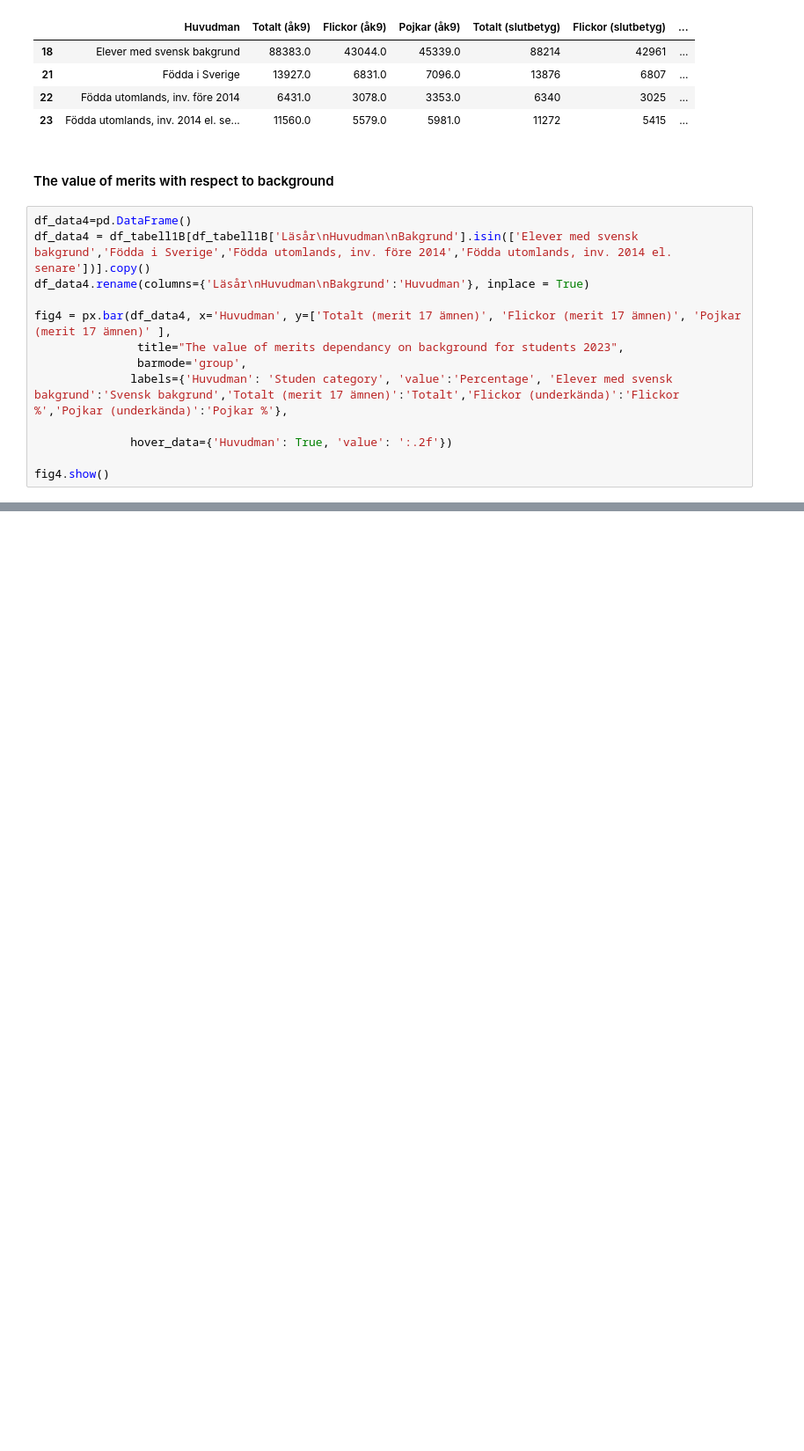
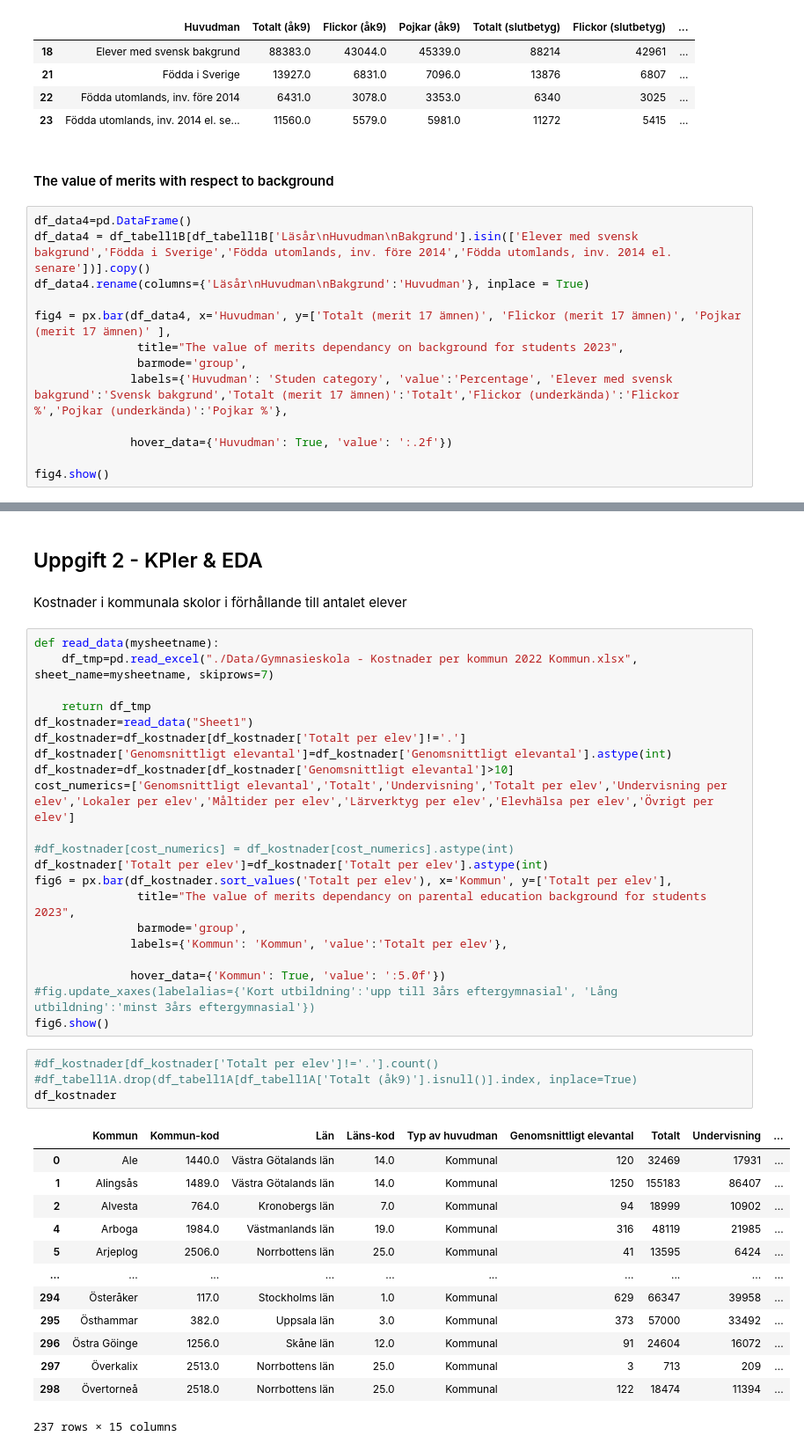
Before and after one commit to danlundh67/PISA-data-processing, a Jupyter notebook: pisa.ipynb, the cells around one changed output, grey strips where cells are left out. Shown at 88% size. Cells and saved outputs as stored; diff of their text form; blank space fills up the shorter version.

```diff
--- a/pisa.ipynb
+++ b/pisa.ipynb
@@ -342 +354,44 @@ fig5.update_xaxes(labelalias={'Kort utbildning':'Mindre än 3års eftergymnasial
 fig5.show()
+# %% [markdown]
+## Uppgift 2 - KPIer & EDA
+# %% [markdown]
+Kostnader i kommunala skolor i förhållande till antalet elever
+# %%
+def read_data(mysheetname):
+    df_tmp=pd.read_excel("./Data/Gymnasieskola - Kostnader per kommun 2022 Kommun.xlsx", sheet_name=mysheetname, skiprows=7)
+
+    return df_tmp
+df_kostnader=read_data("Sheet1")
+df_kostnader=df_kostnader[df_kostnader['Totalt per elev']!='.']
+df_kostnader['Genomsnittligt elevantal']=df_kostnader['Genomsnittligt elevantal'].astype(int)
+df_kostnader=df_kostnader[df_kostnader['Genomsnittligt elevantal']>10]
+cost_numerics=['Genomsnittligt elevantal','Totalt','Undervisning','Totalt per elev','Undervisning per elev','Lokaler per elev','Måltider per elev','Lärverktyg per elev','Elevhälsa per elev','Övrigt per elev']
+
+#df_kostnader[cost_numerics] = df_kostnader[cost_numerics].astype(int)
+df_kostnader['Totalt per elev']=df_kostnader['Totalt per elev'].astype(int)
+fig6 = px.bar(df_kostnader.sort_values('Totalt per elev'), x='Kommun', y=['Totalt per elev'],
+               title="The value of merits dependancy on parental education background for students 2023",
+               barmode='group',
+              labels={'Kommun': 'Kommun', 'value':'Totalt per elev'},
+
+              hover_data={'Kommun': True, 'value': ':5.0f'})
+#fig.update_xaxes(labelalias={'Kort utbildning':'upp till 3års eftergymnasial', 'Lång utbildning':'minst 3års eftergymnasial'})
+fig6.show()
+# %%
+#df_kostnader[df_kostnader['Totalt per elev']!='.'].count()
+#df_tabell1A.drop(df_tabell1A[df_tabell1A['Totalt (åk9)'].isnull()].index, inplace=True)
+df_kostnader
+# %% [output]
+|  | Kommun | Kommun-kod | Län | Läns-kod | Typ av huvudman | Genomsnittligt elevantal | Totalt | Undervisning | ... |
+| 0 | Ale | 1440.0 | Västra Götalands län | 14.0 | Kommunal | 120 | 32469 | 17931 | ... |
+| 1 | Alingsås | 1489.0 | Västra Götalands län | 14.0 | Kommunal | 1250 | 155183 | 86407 | ... |
+| 2 | Alvesta | 764.0 | Kronobergs län | 7.0 | Kommunal | 94 | 18999 | 10902 | ... |
+| 4 | Arboga | 1984.0 | Västmanlands län | 19.0 | Kommunal | 316 | 48119 | 21985 | ... |
+| 5 | Arjeplog | 2506.0 | Norrbottens län | 25.0 | Kommunal | 41 | 13595 | 6424 | ... |
+| ... | ... | ... | ... | ... | ... | ... | ... | ... | ... |
+| 294 | Österåker | 117.0 | Stockholms län | 1.0 | Kommunal | 629 | 66347 | 39958 | ... |
+| 295 | Östhammar | 382.0 | Uppsala län | 3.0 | Kommunal | 373 | 57000 | 33492 | ... |
+| 296 | Östra Göinge | 1256.0 | Skåne län | 12.0 | Kommunal | 91 | 24604 | 16072 | ... |
+| 297 | Överkalix | 2513.0 | Norrbottens län | 25.0 | Kommunal | 3 | 713 | 209 | ... |
+| 298 | Övertorneå | 2518.0 | Norrbottens län | 25.0 | Kommunal | 122 | 18474 | 11394 | ... |
+237 rows × 15 columns
```
Also changed, not shown: parts of 4 cells of this notebook, 1 other file.
